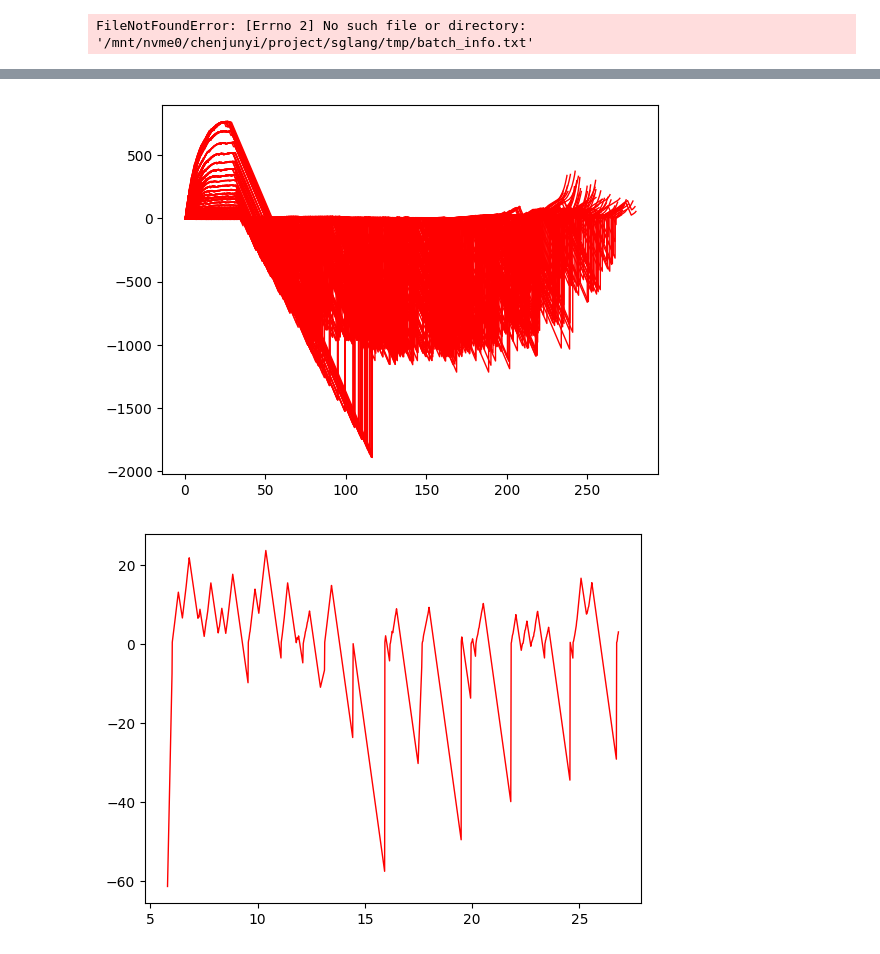
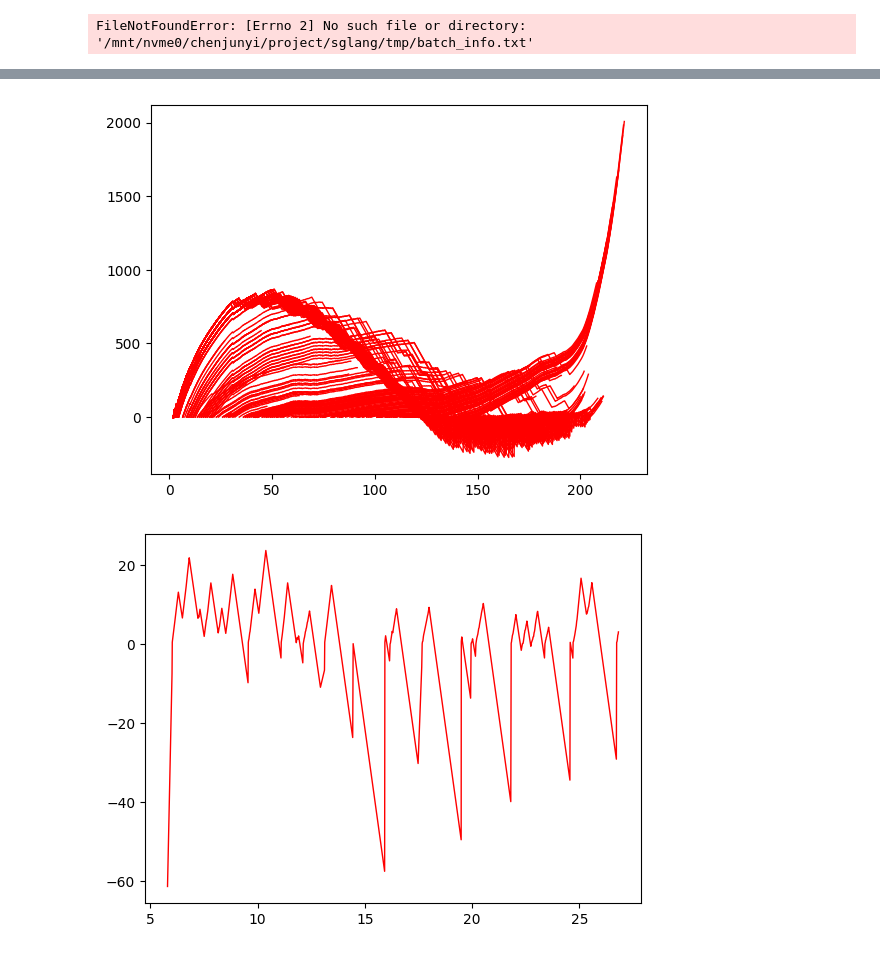
Before and after one commit to flyinglandlord/sglang, a Jupyter notebook: playground.ipynb, the cells around one changed output, grey strips where cells are left out. Drawn from its saved outputs; the diff is of its cells as text; code cells hidden in the pictures.

```diff
--- a/playground.ipynb
+++ b/playground.ipynb
@@ -964,23 +964,29 @@ for i in range(len(outputs)):
 # %%
 output = outputs[30]
 cum_itl = [0] + np.cumsum(output.itl)
 token_num = list(range(0, len(cum_itl)))
 
 for i in range(len(outputs)):
     output = outputs[i]
     cum_itl = [0] + np.cumsum(output.itl)
     token_num = list(range(0, len(cum_itl)))
+    buffer_size = [0]
+    for j in range(len(output.itl)):
+        last_size = buffer_size[-1] if buffer_size[-1] >= 0 else 0
+        last_size += 1
+        last_size -= output.itl[j] * 25
+        buffer_size.append(last_size)
     if output.output_speed < 30:
-        plt.plot(output.ttft + cum_itl, output.buffer_size[1:], color='blue', linewidth=1)
+        plt.plot(output.ttft + cum_itl, buffer_size[1:], color='blue', linewidth=1)
     else:
-        plt.plot(output.ttft + cum_itl, output.buffer_size[1:], color='red', linewidth=1)
+        plt.plot(output.ttft + cum_itl, buffer_size[1:], color='red', linewidth=1)
 # print(output.buffer_size.index(391.39722499856725))
 # print(output.itl[938], output.itl[939], output.itl[940], output.itl[941])
 # Original Scheduler
 # Total input tokens:                      209281
 # Total generated tokens:                  25883
 # %% [output]
-[figure, old version]
+[figure, new version]
 # %%
 output = outputs[90]
 cum_itl = [0] + np.cumsum(output.itl)
```
Also changed, not shown: parts of 1 cell of this notebook, 5 other files.
